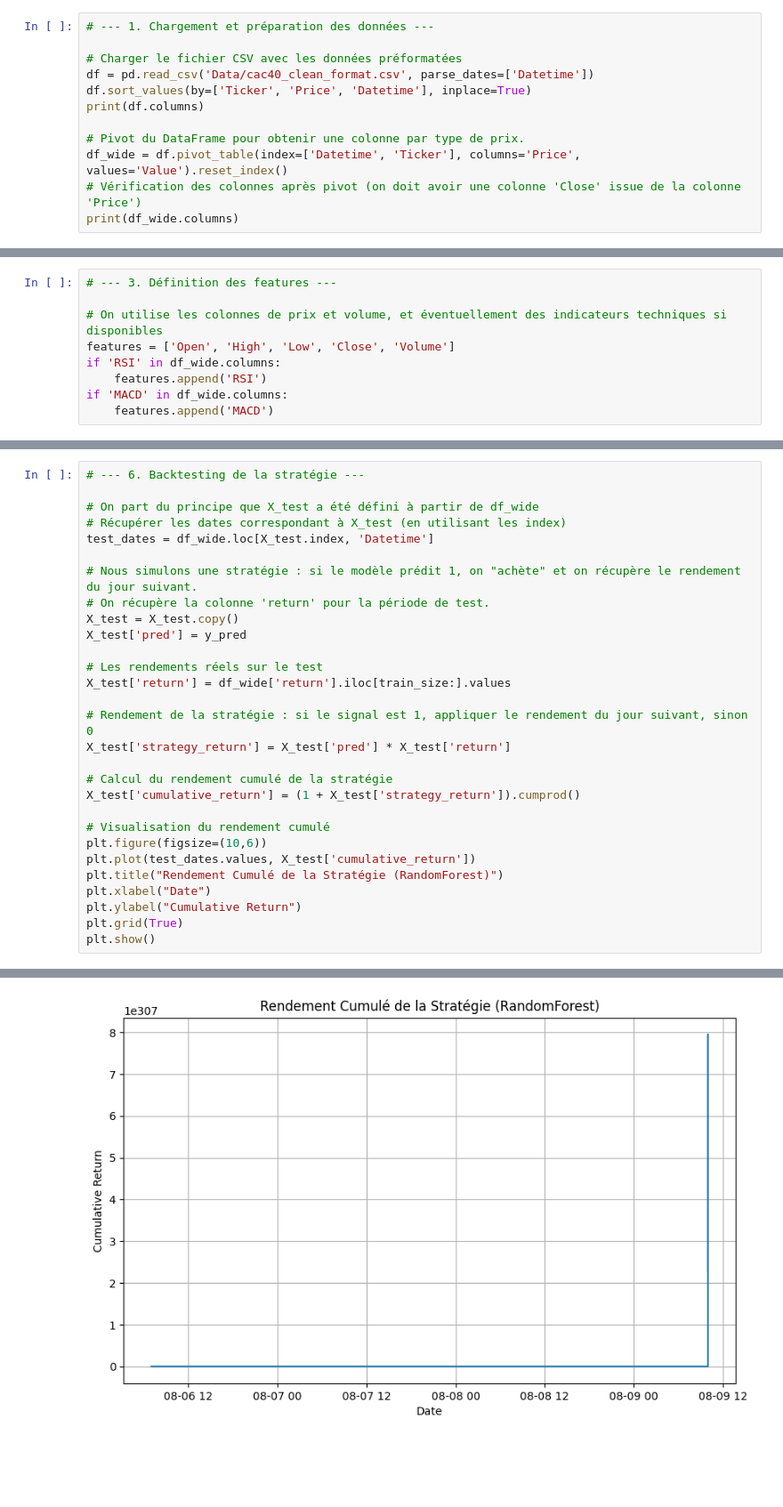
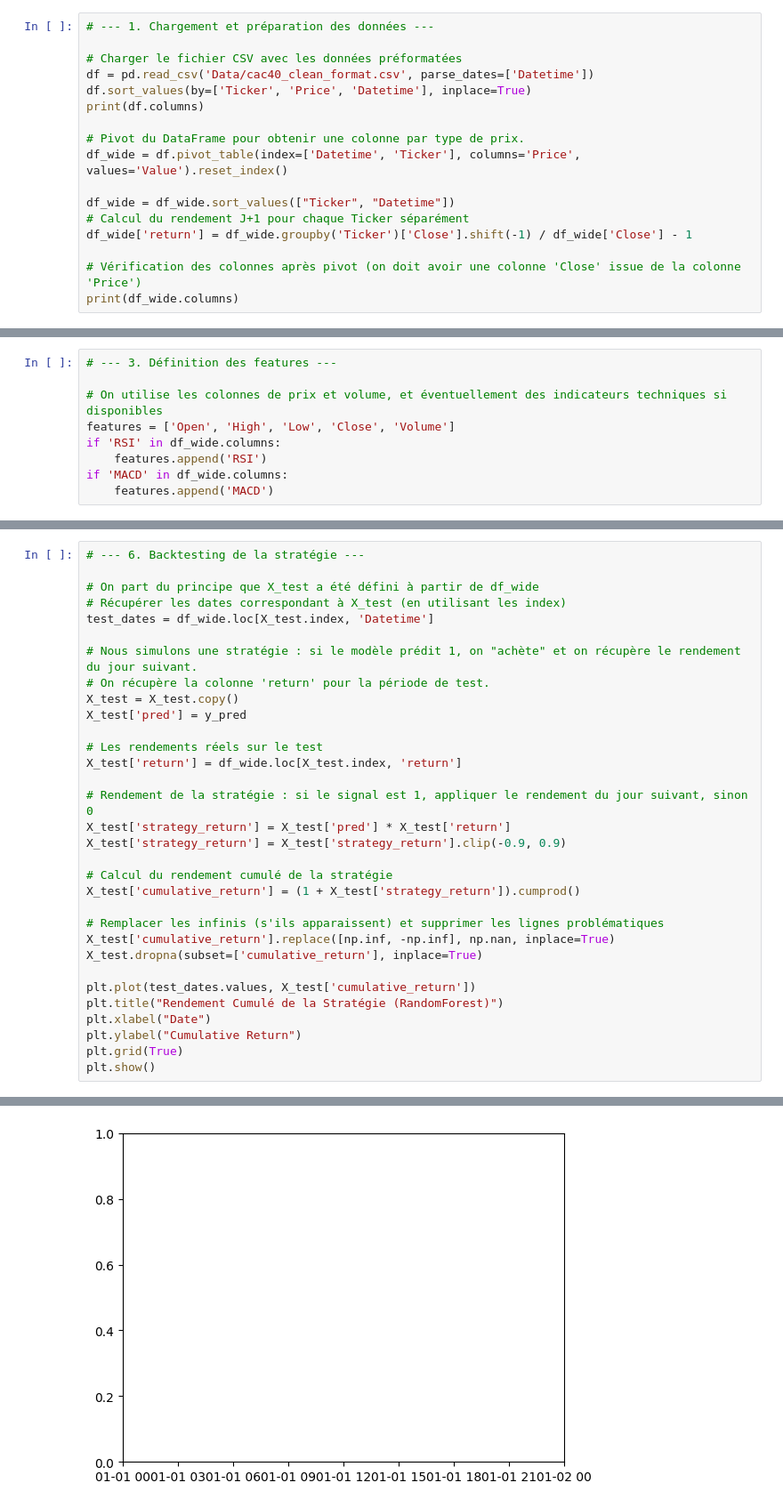
Before and after one commit to Liviogit/Projet_trading_automatique, a Jupyter notebook: randomforest.ipynb, the cells around one changed output, grey strips where cells are left out. Shown: that part at 89% size. Saved outputs shown, nothing was run; the diff lists cells and outputs as text; blank space fills up the shorter version.

```diff
--- a/randomforest.ipynb
+++ b/randomforest.ipynb
@@ -17,6 +17,11 @@ print(df.columns)
 
 # Pivot du DataFrame pour obtenir une colonne par type de prix.
 df_wide = df.pivot_table(index=['Datetime', 'Ticker'], columns='Price', values='Value').reset_index()
+
+df_wide = df_wide.sort_values(["Ticker", "Datetime"])
+# Calcul du rendement J+1 pour chaque Ticker séparément
+df_wide['return'] = df_wide.groupby('Ticker')['Close'].shift(-1) / df_wide['Close'] - 1
+
 # Vérification des colonnes après pivot (on doit avoir une colonne 'Close' issue de la colonne 'Price')
 print(df_wide.columns)
 # %% [output]
@@ -120,16 +127,19 @@ X_test = X_test.copy()
 X_test['pred'] = y_pred
 
 # Les rendements réels sur le test
-X_test['return'] = df_wide['return'].iloc[train_size:].values
+X_test['return'] = df_wide.loc[X_test.index, 'return']
 
 # Rendement de la stratégie : si le signal est 1, appliquer le rendement du jour suivant, sinon 0
 X_test['strategy_return'] = X_test['pred'] * X_test['return']
+X_test['strategy_return'] = X_test['strategy_return'].clip(-0.9, 0.9)
 
 # Calcul du rendement cumulé de la stratégie
 X_test['cumulative_return'] = (1 + X_test['strategy_return']).cumprod()
 
-# Visualisation du rendement cumulé
-plt.figure(figsize=(10,6))
+# Remplacer les infinis (s'ils apparaissent) et supprimer les lignes problématiques
+X_test['cumulative_return'].replace([np.inf, -np.inf], np.nan, inplace=True)
+X_test.dropna(subset=['cumulative_return'], inplace=True)
+
 plt.plot(test_dates.values, X_test['cumulative_return'])
 plt.title("Rendement Cumulé de la Stratégie (RandomForest)")
 plt.xlabel("Date")
@@ -140 +157 @@ plt.show()
-[figure, old version]
+[figure, new version]
```
Also changed, not shown: parts of 7 cells of this notebook, 1 other file.
